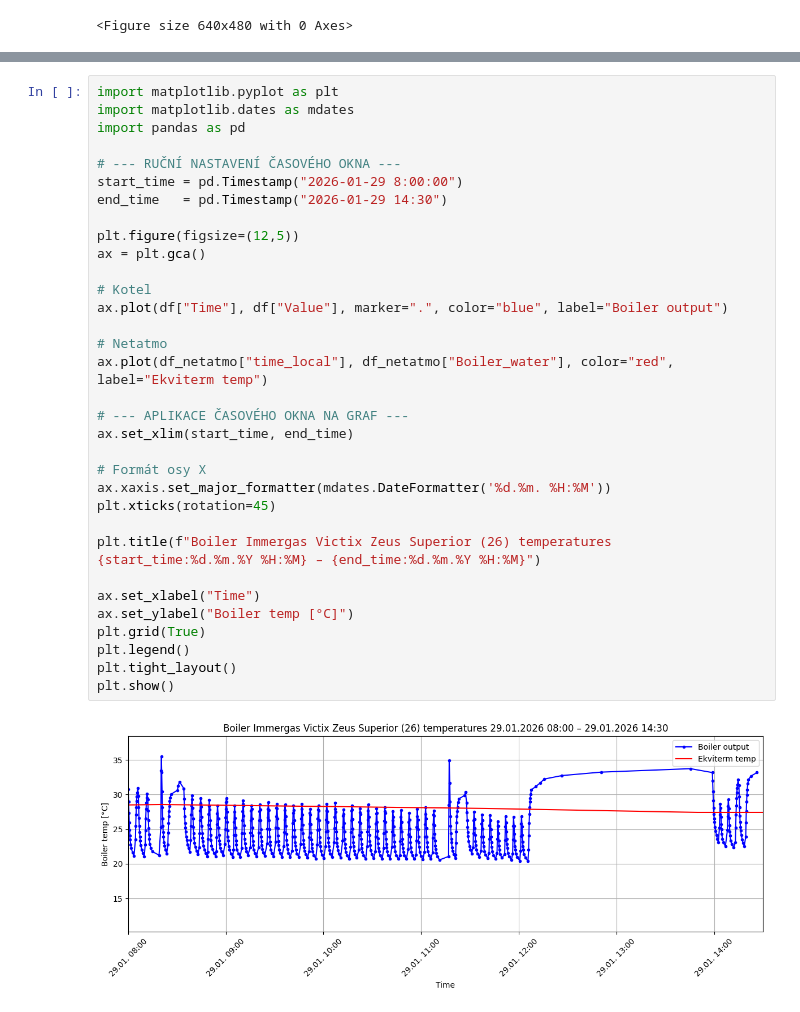
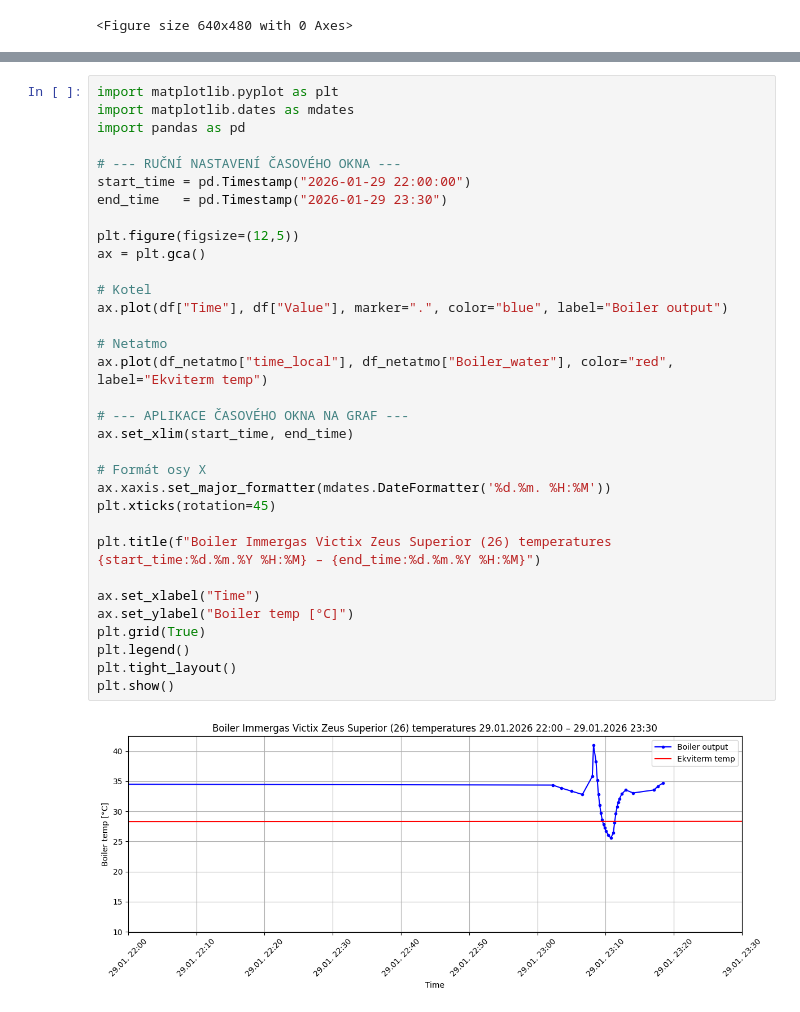
Before and after one commit to MarekCoderslab/Teploty_kotle, a Jupyter notebook: Teplota_kotle.ipynb, the cells around one changed output, grey strips where cells are left out. Cells and saved outputs as stored; diff of their text form.

```diff
--- a/Teplota_kotle.ipynb
+++ b/Teplota_kotle.ipynb
@@ -159,36 +161,36 @@ import matplotlib.pyplot as plt
 import matplotlib.dates as mdates
 import pandas as pd
 
 # --- RUČNÍ NASTAVENÍ ČASOVÉHO OKNA ---
-start_time = pd.Timestamp("2026-01-29 8:00:00")
-end_time   = pd.Timestamp("2026-01-29 14:30")
+start_time = pd.Timestamp("2026-01-29 22:00:00")
+end_time   = pd.Timestamp("2026-01-29 23:30")
 
 plt.figure(figsize=(12,5))
 ax = plt.gca()
 
 # Kotel
 ax.plot(df["Time"], df["Value"], marker=".", color="blue", label="Boiler output")
 
 # Netatmo
 ax.plot(df_netatmo["time_local"], df_netatmo["Boiler_water"], color="red", label="Ekviterm temp")
 
 # --- APLIKACE ČASOVÉHO OKNA NA GRAF ---
 ax.set_xlim(start_time, end_time)
 
 # Formát osy X
 ax.xaxis.set_major_formatter(mdates.DateFormatter('%d.%m. %H:%M'))
 plt.xticks(rotation=45)
 
 plt.title(f"Boiler Immergas Victix Zeus Superior (26) temperatures {start_time:%d.%m.%Y %H:%M} – {end_time:%d.%m.%Y %H:%M}")
 
 ax.set_xlabel("Time")
 ax.set_ylabel("Boiler temp [°C]")
 plt.grid(True)
 plt.legend()
 plt.tight_layout()
 plt.show()
 # %% [output]
-[figure, old version]
+[figure, new version]
 # %%
 import pandas as pd
 import matplotlib.pyplot as plt
```
Also changed, not shown: parts of 7 cells of this notebook, 3 other files.
